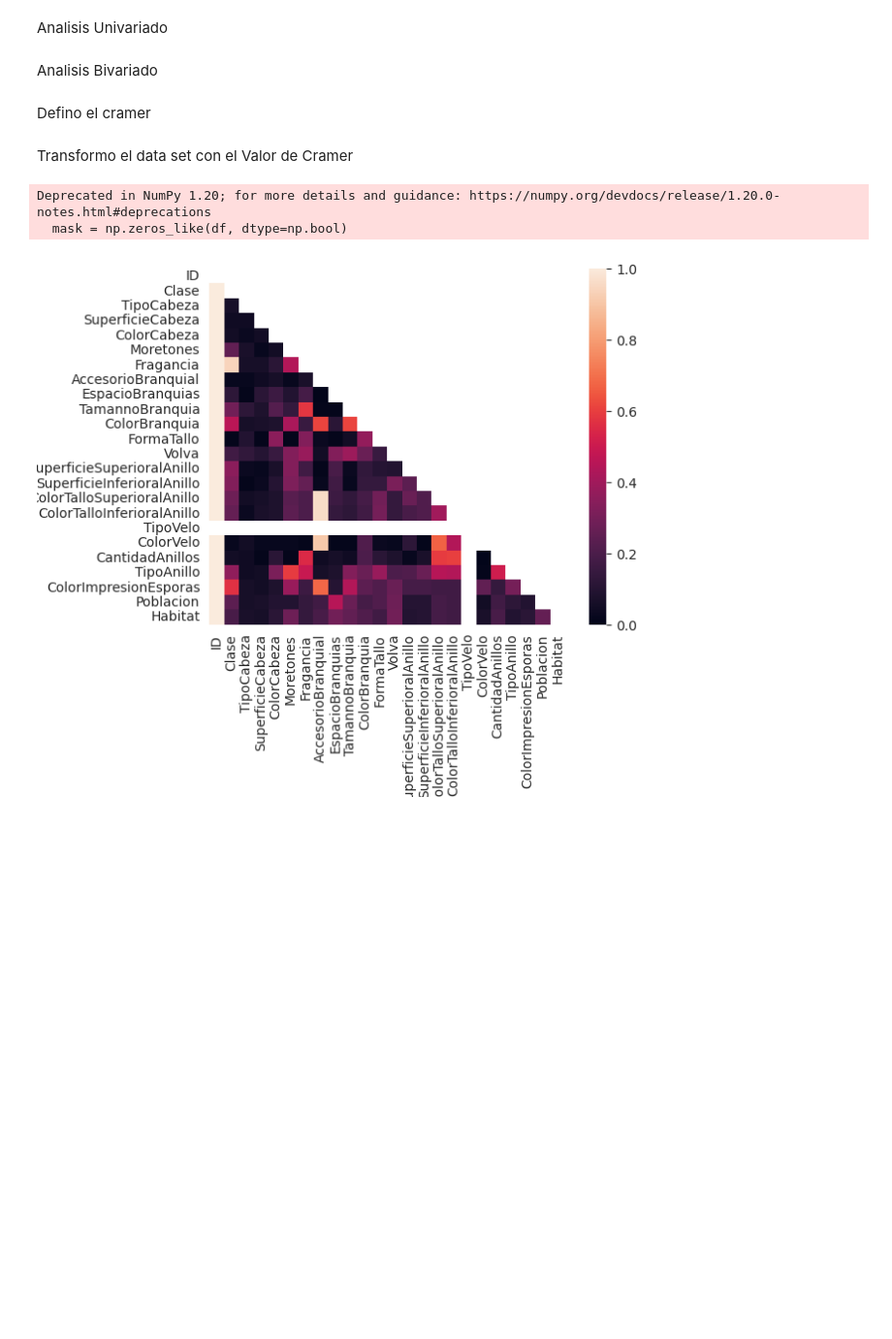
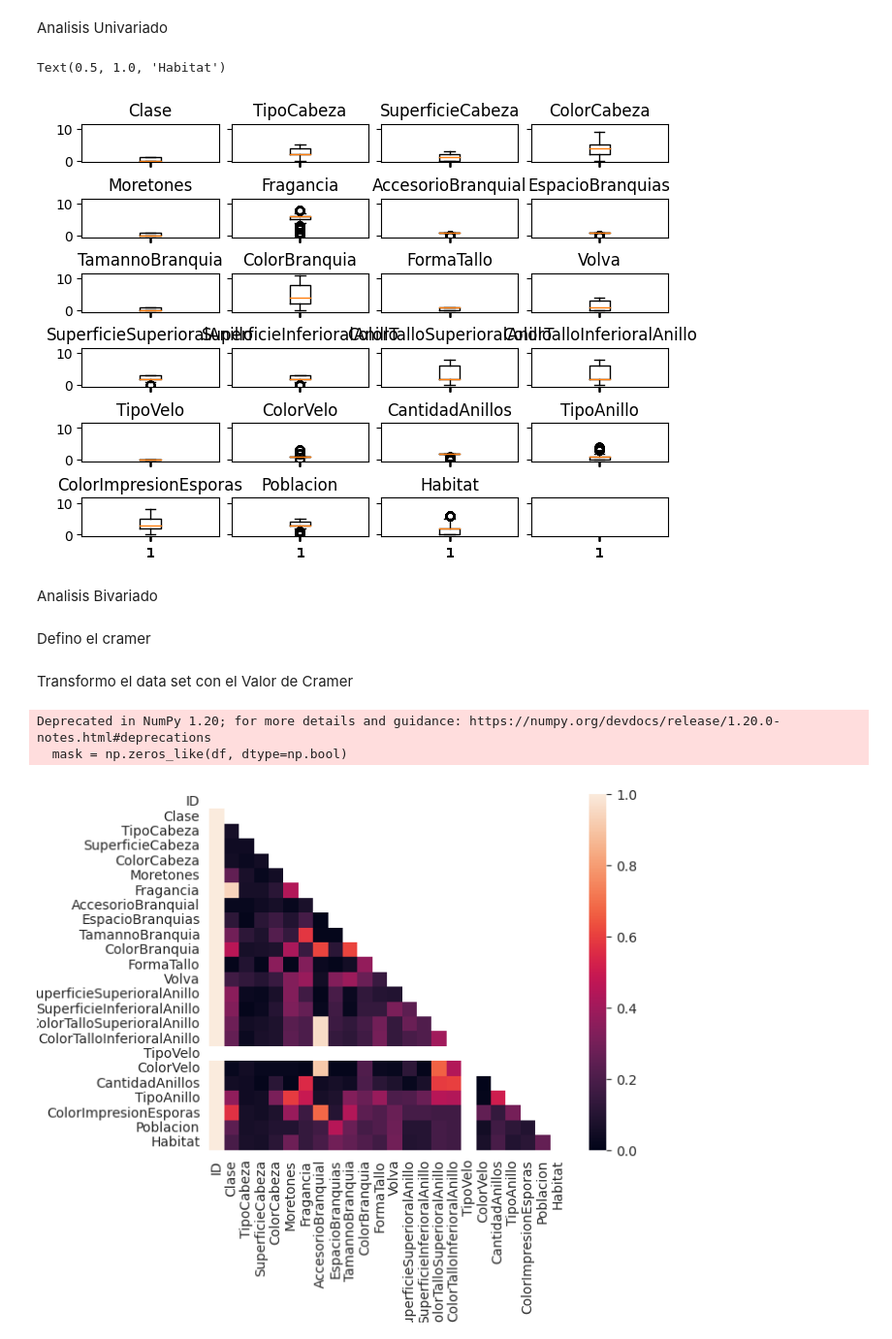
Before and after one commit to Sikriolc/DSCoder, a Jupyter notebook: DesafioFinalDS/DesafioFinal.ipynb, the cells around one changed output. Shown at 97% size. Cells and saved outputs as stored; diff of their text form; code cells hidden in the pictures; blank space fills up the shorter version.

```diff
--- a/DesafioFinalDS/DesafioFinal.ipynb
+++ b/DesafioFinalDS/DesafioFinal.ipynb
@@ -197,5 +208,79 @@ data_encoded.Volva=data_encoded.Volva.replace({"?": Moda})
 # %% [markdown]
 Analisis Univariado
+# %%
+fig, axs = plt.subplots(6, 4,sharex=True,sharey=True, layout='constrained')
+
+axs[0,0].boxplot(data_encoded['Clase'])
+axs[0,0].set_title('Clase')
+
+axs[0,1].boxplot(data_encoded['TipoCabeza'])
+axs[0,1].set_title('TipoCabeza')
+
+axs[0,2].boxplot(data_encoded['SuperficieCabeza'])
+axs[0,2].set_title('SuperficieCabeza')
+
+axs[0,3].boxplot(data_encoded['ColorCabeza'])
+axs[0,3].set_title('ColorCabeza')
+
+axs[1,0].boxplot(data_encoded['Moretones'])
+axs[1,0].set_title('Moretones')
+
+axs[1,1].boxplot(data_encoded['Fragancia'])
+axs[1,1].set_title('Fragancia')
+
+axs[1,2].boxplot(data_encoded['AccesorioBranquial'])
+axs[1,2].set_title('AccesorioBranquial')
+
+axs[1,3].boxplot(data_encoded['EspacioBranquias'])
+axs[1,3].set_title('EspacioBranquias')
+
+axs[2,0].boxplot(data_encoded['TamannoBranquia'])
+axs[2,0].set_title('TamannoBranquia')
+
+axs[2,1].boxplot(data_encoded['ColorBranquia'])
+axs[2,1].set_title('ColorBranquia')
+
+axs[2,2].boxplot(data_encoded['FormaTallo'])
+axs[2,2].set_title('FormaTallo')
+
+axs[2,3].boxplot(data_encoded['Volva'])
+axs[2,3].set_title('Volva')
+
+axs[3,0].boxplot(data_encoded['SuperficieSuperioralAnillo'])
+axs[3,0].set_title('SuperficieSuperioralAnillo')
+
+axs[3,1].boxplot(data_encoded['SuperficieInferioralAnillo'])
+axs[3,1].set_title('SuperficieInferioralAnillo')
+
+axs[3,2].boxplot(data_encoded['ColorTalloSuperioralAnillo'])
+axs[3,2].set_title('ColorTalloSuperioralAnillo')
+
+axs[3,3].boxplot(data_encoded['ColorTalloInferioralAnillo'])
+axs[3,3].set_title('ColorTalloInferioralAnillo')
+
+axs[4,0].boxplot(data_encoded['TipoVelo'])
+axs[4,0].set_title('TipoVelo')
+
+axs[4,1].boxplot(data_encoded['ColorVelo'])
+axs[4,1].set_title('ColorVelo')
+
+axs[4,2].boxplot(data_encoded['CantidadAnillos'])
+axs[4,2].set_title('CantidadAnillos')
+
+axs[4,3].boxplot(data_encoded['TipoAnillo'])
+axs[4,3].set_title('TipoAnillo')
+
+axs[5,0].boxplot(data_encoded['ColorImpresionEsporas'])
+axs[5,0].set_title('ColorImpresionEsporas')
+
+axs[5,1].boxplot(data_encoded['Poblacion'])
+axs[5,1].set_title('Poblacion')
+
+axs[5,2].boxplot(data_encoded['Habitat'])
+axs[5,2].set_title('Habitat')
+# %% [output]
+Text(0.5, 1.0, 'Habitat')
+[figure, added]
 # %% [markdown]
 Analisis Bivariado
 # %% [markdown]
```
Also changed, not shown: parts of 1 cell of this notebook.
